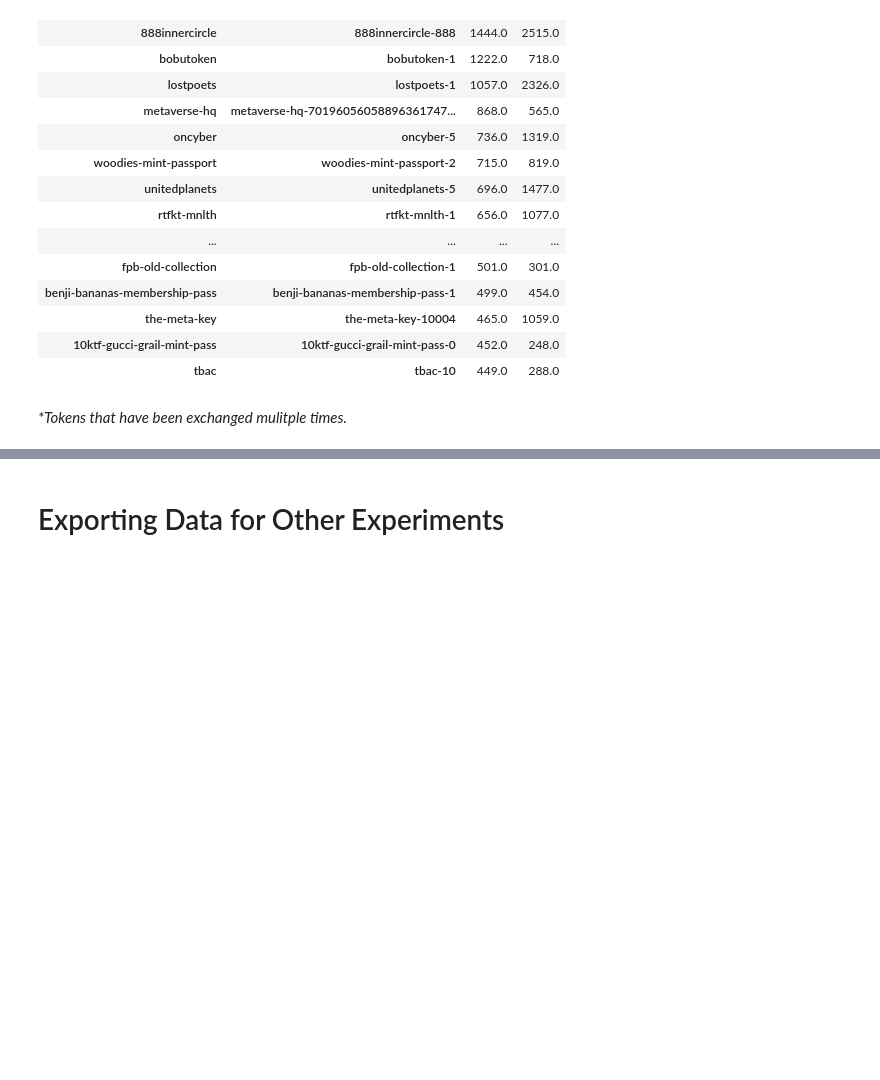
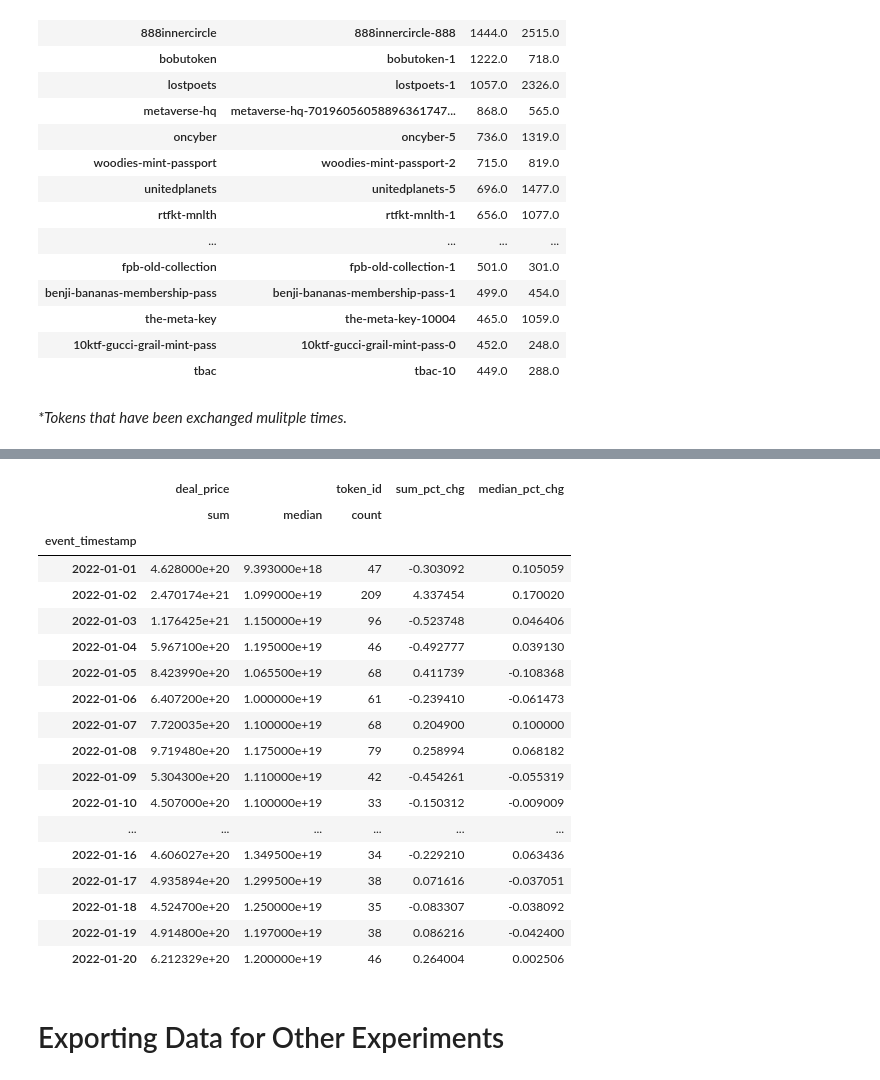
Before and after one commit to Cryptoro-DAO/OpenSea-API-crawler, a Jupyter notebook: Wallets Feature Engineering.ipynb, the cells around one changed output, grey strips where cells are left out. Cells and saved outputs as stored; diff of their text form; code cells hidden in the pictures; blank space fills up the shorter version.

Commit message:
compute daily volume and price change

```diff
--- a/Wallets Feature Engineering.ipynb
+++ b/Wallets Feature Engineering.ipynb
@@ -869,0 +872,2 @@ _*Tokens that have been exchanged mulitple times._
+# %%
+wallets.set_index("event_timestamp").loc['2021-10-10']
@@ -870,3 +905,31 @@ _*Tokens that have been exchanged mulitple times._
+# %%
+grp=wallets.query('collection_slug == "cool-cats-nft"') \
+    .groupby(pd.Grouper(key="event_timestamp", freq="1D"))
+# %%
+grp.agg({"deal_price": ["sum", "median"], "token_id": "count"}) \
+    .assign(sum_pct_chg=lambda x: x[("deal_price", "sum")].pct_change(),
+            median_pct_chg=lambda x: x[("deal_price", "median")].pct_change()) \
+    .loc["2022-01":,].head(20)
+# %% [output]
+|  | deal_price |  | token_id | sum_pct_chg | median_pct_chg |
+|  | sum | median | count |  |  |
+| event_timestamp |  |  |  |  |  |
+| 2022-01-01 | 4.628000e+20 | 9.393000e+18 | 47 | -0.303092 | 0.105059 |
+| 2022-01-02 | 2.470174e+21 | 1.099000e+19 | 209 | 4.337454 | 0.170020 |
+| 2022-01-03 | 1.176425e+21 | 1.150000e+19 | 96 | -0.523748 | 0.046406 |
+| 2022-01-04 | 5.967100e+20 | 1.195000e+19 | 46 | -0.492777 | 0.039130 |
+| 2022-01-05 | 8.423990e+20 | 1.065500e+19 | 68 | 0.411739 | -0.108368 |
+| 2022-01-06 | 6.407200e+20 | 1.000000e+19 | 61 | -0.239410 | -0.061473 |
+| 2022-01-07 | 7.720035e+20 | 1.100000e+19 | 68 | 0.204900 | 0.100000 |
+| 2022-01-08 | 9.719480e+20 | 1.175000e+19 | 79 | 0.258994 | 0.068182 |
+| 2022-01-09 | 5.304300e+20 | 1.110000e+19 | 42 | -0.454261 | -0.055319 |
+| 2022-01-10 | 4.507000e+20 | 1.100000e+19 | 33 | -0.150312 | -0.009009 |
+| ... | ... | ... | ... | ... | ... |
+| 2022-01-16 | 4.606027e+20 | 1.349500e+19 | 34 | -0.229210 | 0.063436 |
+| 2022-01-17 | 4.935894e+20 | 1.299500e+19 | 38 | 0.071616 | -0.037051 |
+| 2022-01-18 | 4.524700e+20 | 1.250000e+19 | 35 | -0.083307 | -0.038092 |
+| 2022-01-19 | 4.914800e+20 | 1.197000e+19 | 38 | 0.086216 | -0.042400 |
+| 2022-01-20 | 6.212329e+20 | 1.200000e+19 | 46 | 0.264004 | 0.002506 |
 # %% [markdown]
 # Exporting Data for Other Experiments
 # %% [raw]
```
Also changed, not shown: parts of 4 cells of this notebook.
